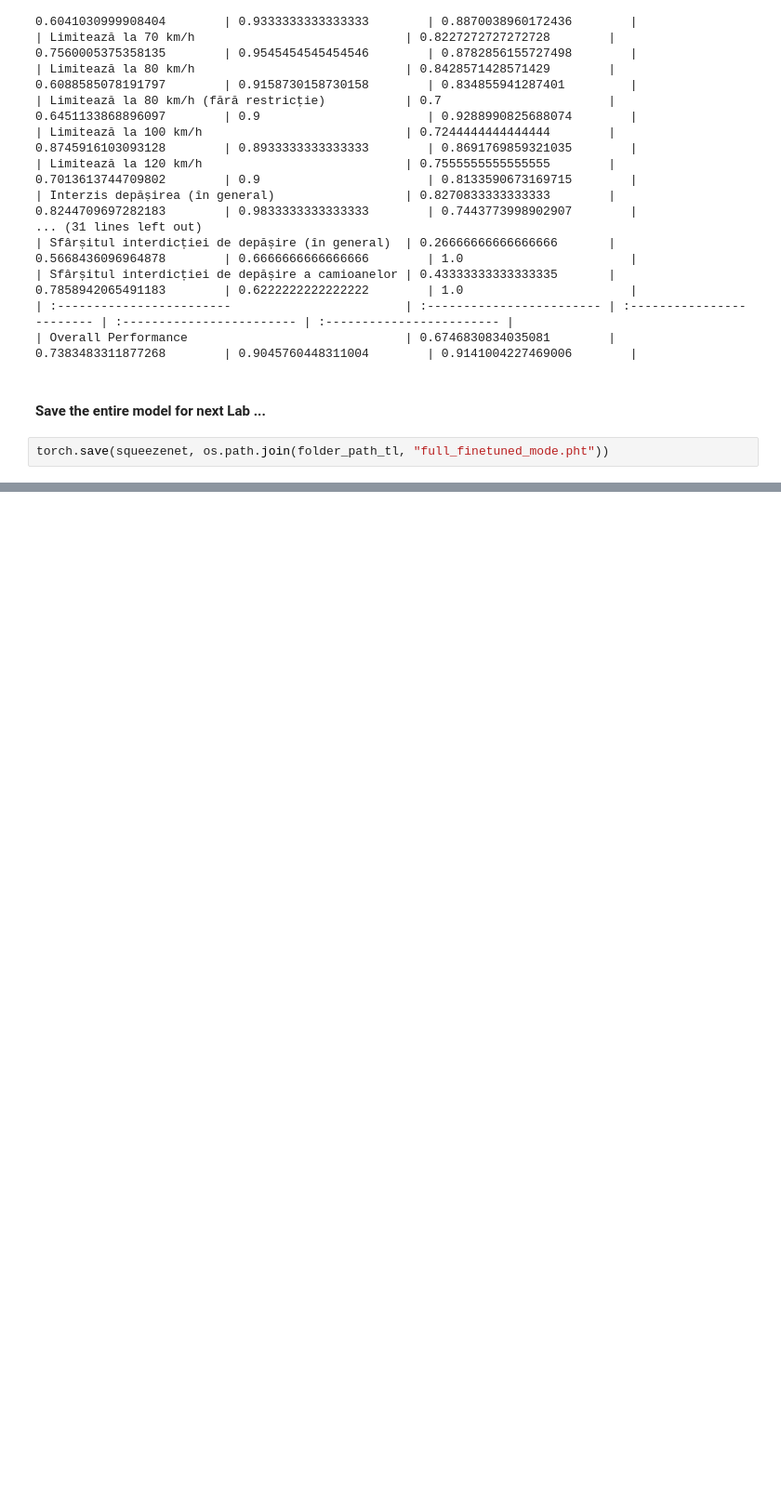
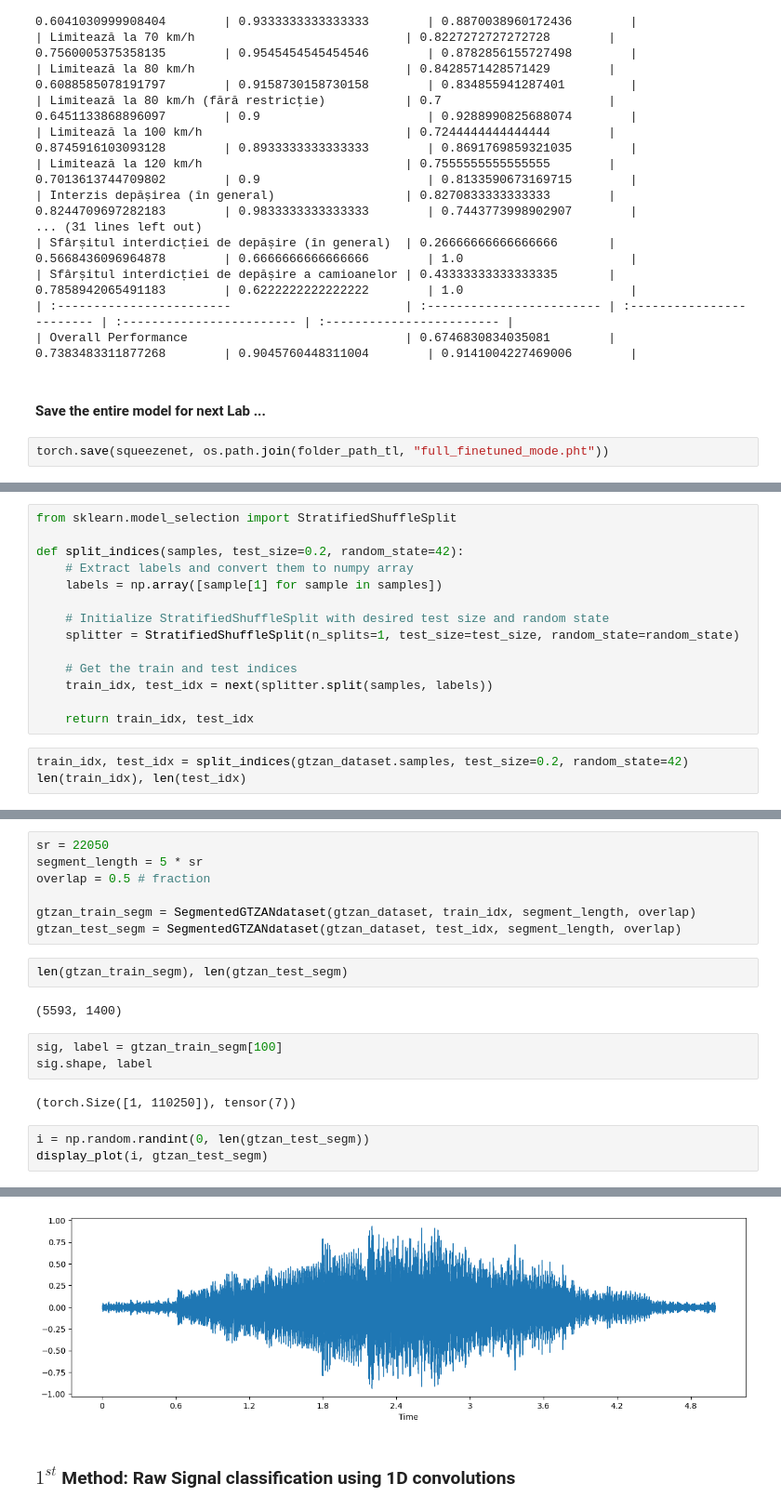
Before and after one commit to Vladimirescu/BIOSINF_IA2, a Jupyter notebook: L2/conv_classification.ipynb, the cells around one changed output, grey strips where cells are left out. Shown at 93% size. Cells and saved outputs as stored; diff of their text form; blank space fills up the shorter version.

Commit message:
Initial L1/L2 commit

```diff
--- a/L2/conv_classification.ipynb
+++ b/L2/conv_classification.ipynb
@@ -674,0 +807,17 @@ torch.save(squeezenet, os.path.join(folder_path_tl, "full_finetuned_mode.pht"))
+# %%
+from sklearn.model_selection import StratifiedShuffleSplit
+
+def split_indices(samples, test_size=0.2, random_state=42):
+    # Extract labels and convert them to numpy array
+    labels = np.array([sample[1] for sample in samples])
+
+    # Initialize StratifiedShuffleSplit with desired test size and random state
+    splitter = StratifiedShuffleSplit(n_splits=1, test_size=test_size, random_state=random_state)
+
+    # Get the train and test indices
+    train_idx, test_idx = next(splitter.split(samples, labels))
+
+    return train_idx, test_idx
+# %%
+train_idx, test_idx = split_indices(gtzan_dataset.samples, test_size=0.2, random_state=42)
+len(train_idx), len(test_idx)
@@ -674,0 +881,20 @@ torch.save(squeezenet, os.path.join(folder_path_tl, "full_finetuned_mode.pht"))
+# %%
+sr = 22050
+segment_length = 5 * sr
+overlap = 0.5 # fraction
+
+gtzan_train_segm = SegmentedGTZANdataset(gtzan_dataset, train_idx, segment_length, overlap)
+gtzan_test_segm = SegmentedGTZANdataset(gtzan_dataset, test_idx, segment_length, overlap)
+# %%
+len(gtzan_train_segm), len(gtzan_test_segm)
+# %% [output]
+(5593, 1400)
+# %%
+sig, label = gtzan_train_segm[100]
+sig.shape, label
+# %% [output]
+(torch.Size([1, 110250]), tensor(7))
+# %%
+i = np.random.randint(0, len(gtzan_test_segm))
+display_plot(i, gtzan_test_segm)
+# %% [output]
@@ -674,0 +902,3 @@ torch.save(squeezenet, os.path.join(folder_path_tl, "full_finetuned_mode.pht"))
+[figure, added]
+# %% [markdown]
+### $1^{st}$ Method: Raw Signal classification using 1D convolutions
```
Also changed, not shown: parts of 58 cells of this notebook, 1 other file.
